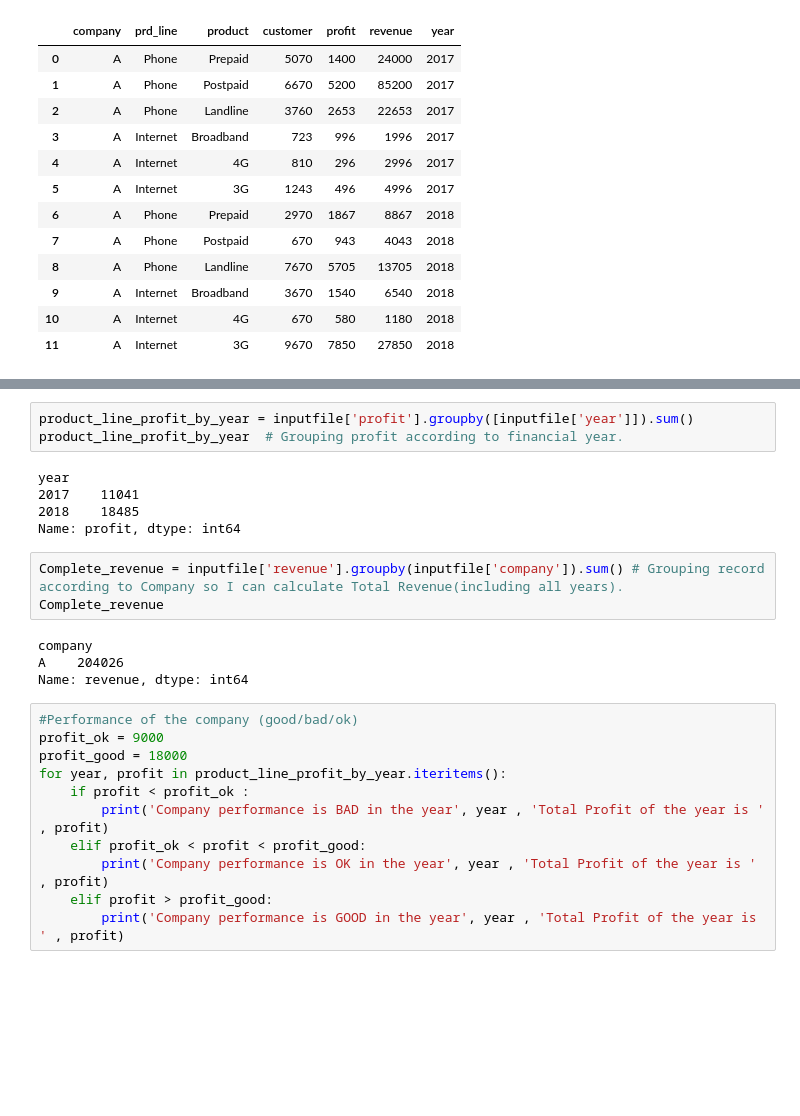
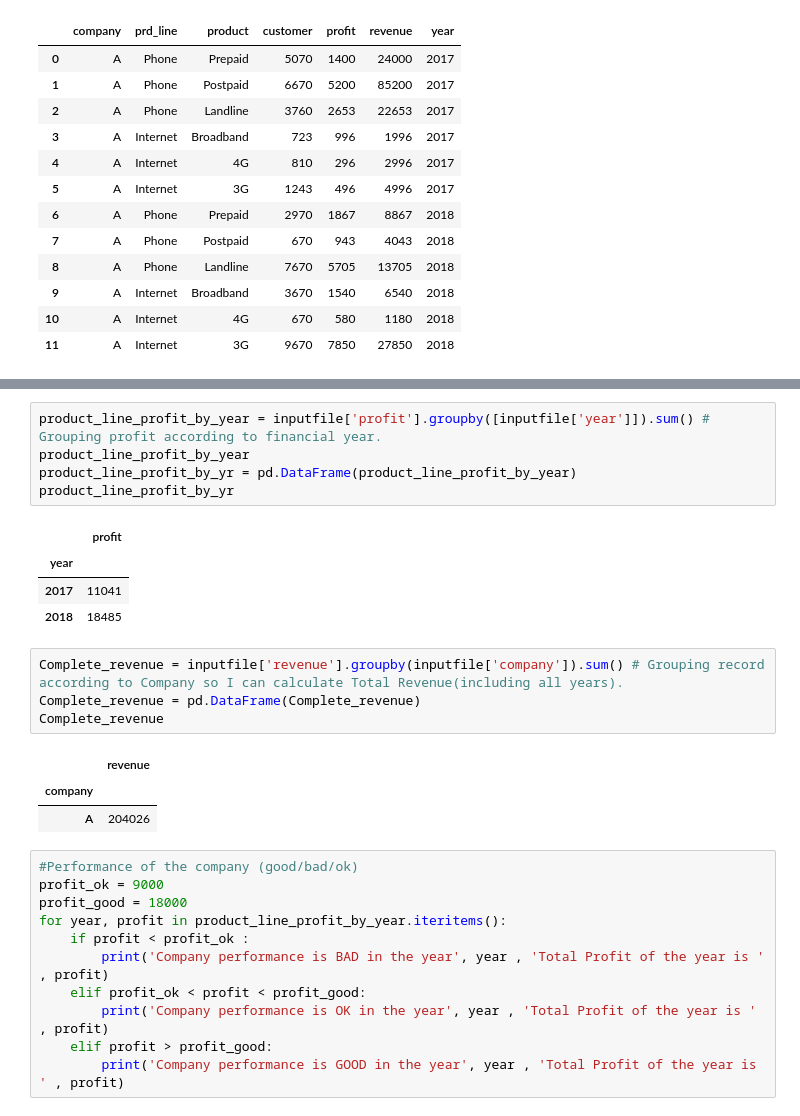
Before and after one commit to Raza500/Atif-Assignments, a Jupyter notebook: Atif-Assignments.ipynb, the cells around one changed output, grey strips where cells are left out. Drawn from its saved outputs; the diff is of its cells as text; blank space fills up the shorter version.

```diff
--- a/Atif-Assignments.ipynb
+++ b/Atif-Assignments.ipynb
@@ -63,18 +68,21 @@ Name: profit, dtype: int64
 # %%
-product_line_profit_by_year = inputfile['profit'].groupby([inputfile['year']]).sum()
-product_line_profit_by_year  # Grouping profit according to financial year.
+product_line_profit_by_year = inputfile['profit'].groupby([inputfile['year']]).sum() # Grouping profit according to financial year.
+product_line_profit_by_year
+product_line_profit_by_yr = pd.DataFrame(product_line_profit_by_year)
+product_line_profit_by_yr
 # %% [output]
-year
-2017    11041
-2018    18485
-Name: profit, dtype: int64
+|  | profit |
+| year |  |
+| 2017 | 11041 |
+| 2018 | 18485 |
 # %%
 Complete_revenue = inputfile['revenue'].groupby(inputfile['company']).sum() # Grouping record according to Company so I can calculate Total Revenue(including all years).
+Complete_revenue = pd.DataFrame(Complete_revenue)
 Complete_revenue
 # %% [output]
-company
-A    204026
-Name: revenue, dtype: int64
+|  | revenue |
+| company |  |
+| A | 204026 |
 # %%
 #Performance of the company (good/bad/ok)
 profit_ok = 9000
```
Also changed, not shown: parts of 6 cells of this notebook.
